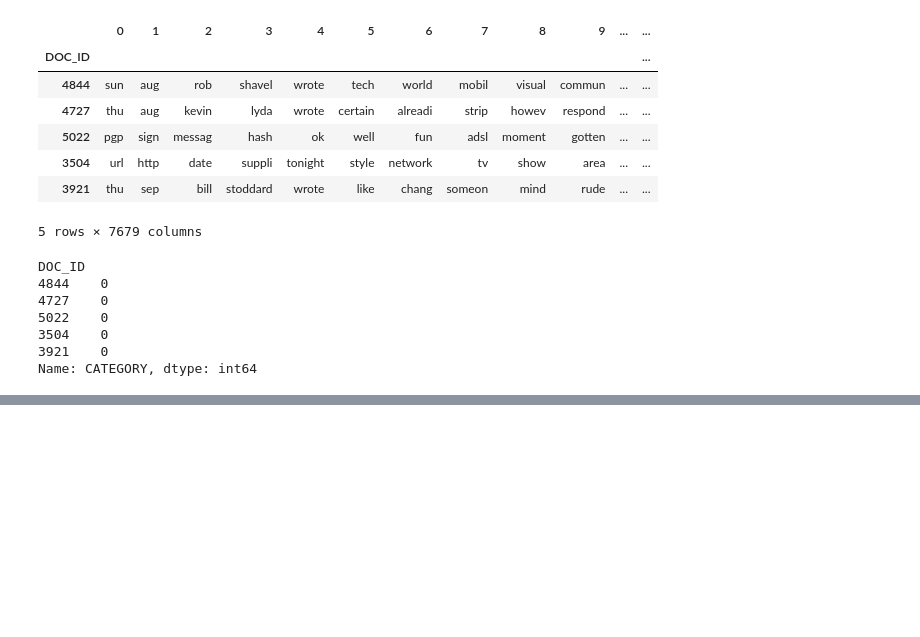
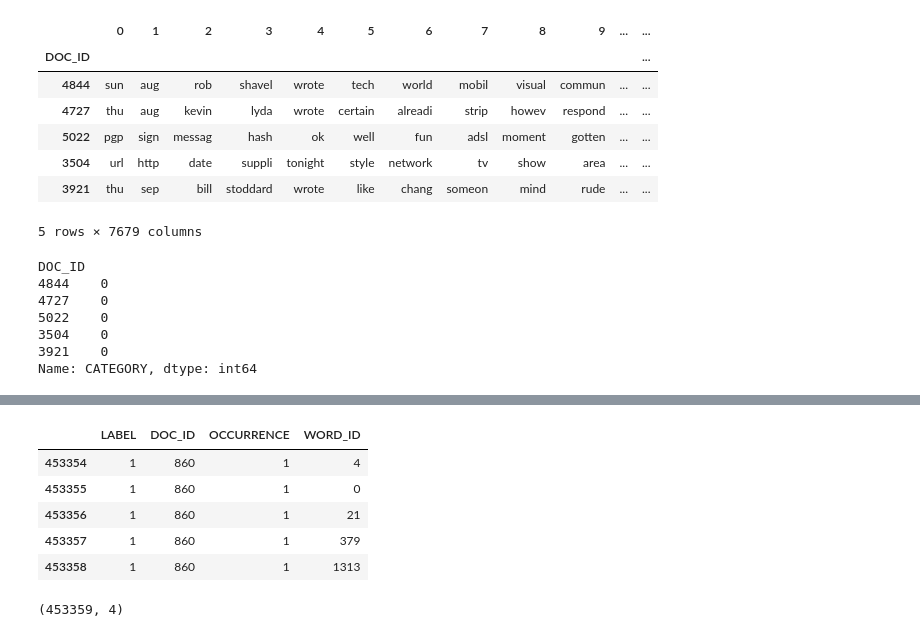
Before and after one commit to aximbr/My_IA, a Jupyter notebook: 021/06_Bayers_classifier.ipynb, the cells around one changed output, grey strips where cells are left out. Drawn from its saved outputs; the diff is of its cells as text; code cells hidden in the pictures; blank space fills up the shorter version.

```diff
--- a/021/06_Bayers_classifier.ipynb
+++ b/021/06_Bayers_classifier.ipynb
@@ -1119,0 +1176,13 @@ Name: CATEGORY, dtype: int64
+# %%
+sparse_train_df[-5:]
+# %% [output]
+|  | LABEL | DOC_ID | OCCURRENCE | WORD_ID |
+| 453354 | 1 | 860 | 1 | 4 |
+| 453355 | 1 | 860 | 1 | 0 |
+| 453356 | 1 | 860 | 1 | 21 |
+| 453357 | 1 | 860 | 1 | 379 |
+| 453358 | 1 | 860 | 1 | 1313 |
+# %%
+sparse_train_df.shape
+# %% [output]
+(453359, 4)
```
Also changed, not shown: parts of 10 cells of this notebook.
